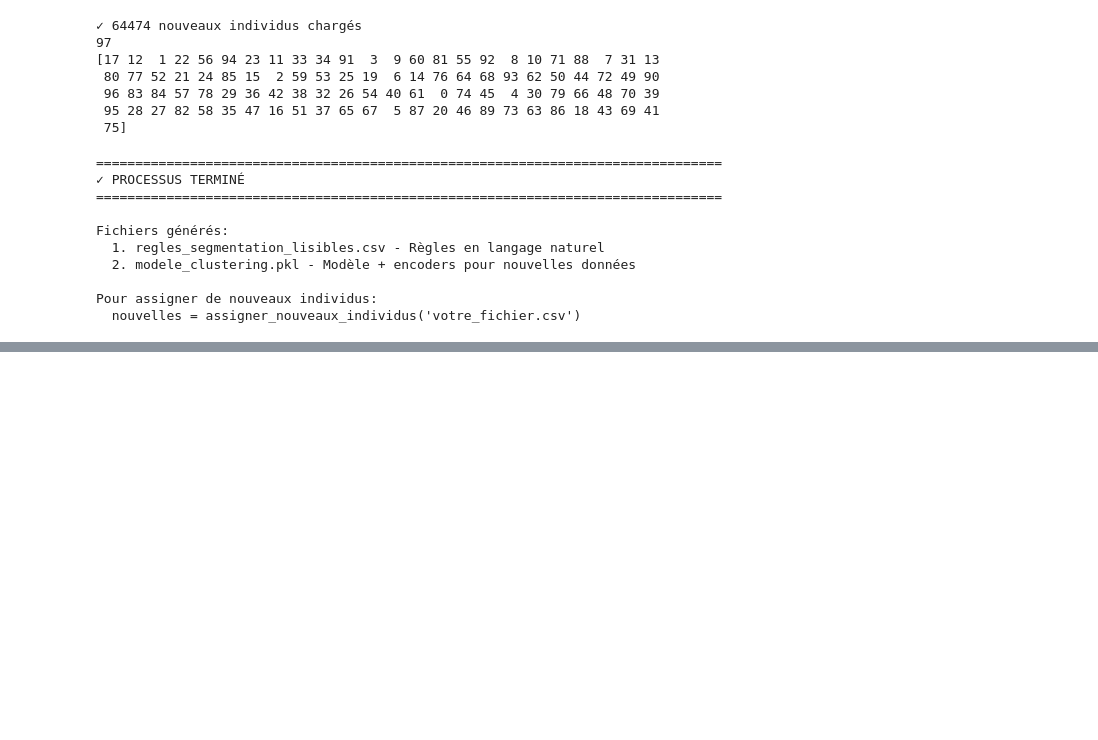
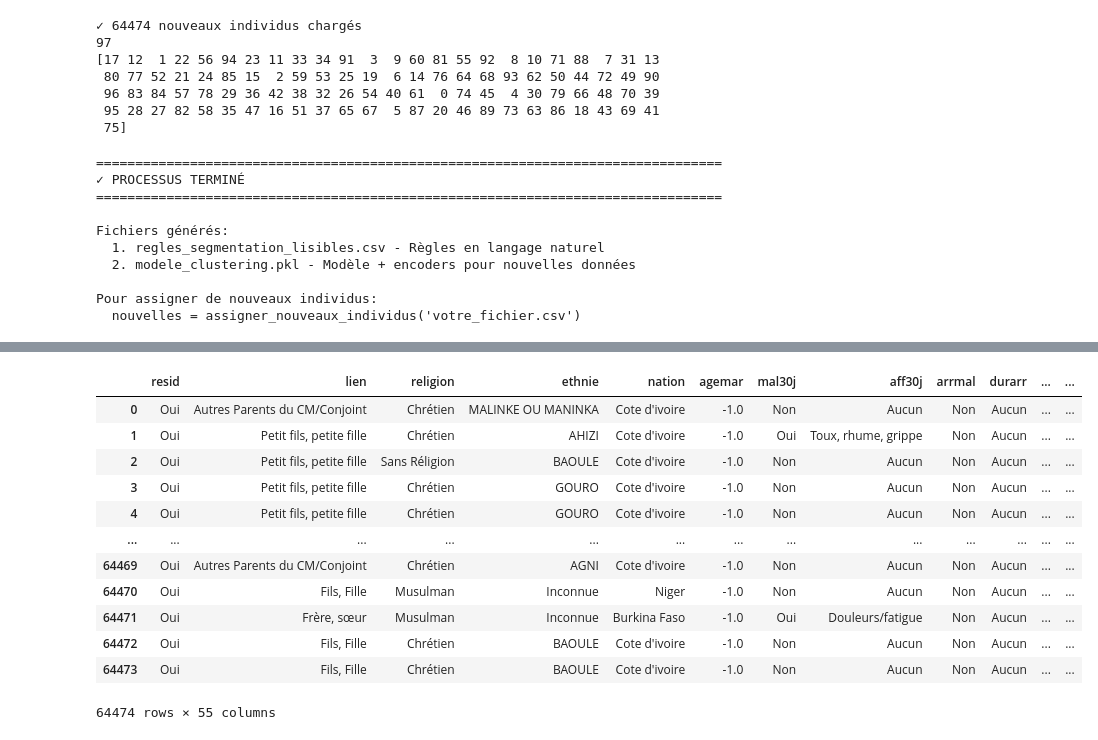
Before and after one commit to Didi17ane/Tyli_DataViz, a Jupyter notebook: SCORING/decisiontree.ipynb, the cells around one changed output, grey strips where cells are left out. Cells and saved outputs as stored; diff of their text form; code cells hidden in the pictures; blank space fills up the shorter version.

```diff
--- a/SCORING/decisiontree.ipynb
+++ b/SCORING/decisiontree.ipynb
@@ -537,0 +558,7 @@ Pour assigner de nouveaux individus:
+# %%
+df_anstat_sort = df_anstat.sort_values(
+    by=["Cluster_Assigné"],
+    ascending=[True]
+).reset_index(drop=True)
+
+df_anstat_sort
@@ -537,0 +579,7 @@ Pour assigner de nouveaux individus:
+# %%
+df_anstat_sort["nb_lignes_cluster"] = (
+    df_anstat_sort
+        .groupby("Cluster_Assigné")["Cluster_Assigné"]
+        .transform("size")
+)
+df_anstat_sort
@@ -537,0 +637,20 @@ Pour assigner de nouveaux individus:
+# %%
+df_anstat_sort = df_anstat_sort.drop(columns=['agro_zone', 'region_name', 'department', 'city', 'milieu_resid',
+       'hhweight', 'sex', 'age_num', 'marital_status', 'bancarise', 'salaire_mois', 'salaire_sec_mois', 'rev_total_mois', 'log_revenu',
+       'sans_revenu', 'volhor_manquant',
+       'salaire_mois_manquant'], axis=1)
+df_anstat_sort
+# %% [output]
+|  | resid | lien | religion | ethnie | nation | agemar | mal30j | aff30j | arrmal | durarr | ... | ... |
+| 0 | Oui | Autres Parents du CM/Conjoint | Chrétien | MALINKE OU MANINKA | Cote d'ivoire | -1.0 | Non | Aucun | Non | Aucun | ... | ... |
+| 1 | Oui | Petit fils, petite fille | Chrétien | AHIZI | Cote d'ivoire | -1.0 | Oui | Toux, rhume, grippe | Non | Aucun | ... | ... |
+| 2 | Oui | Petit fils, petite fille | Sans Réligion | BAOULE | Cote d'ivoire | -1.0 | Non | Aucun | Non | Aucun | ... | ... |
+| 3 | Oui | Petit fils, petite fille | Chrétien | GOURO | Cote d'ivoire | -1.0 | Non | Aucun | Non | Aucun | ... | ... |
+| 4 | Oui | Petit fils, petite fille | Chrétien | GOURO | Cote d'ivoire | -1.0 | Non | Aucun | Non | Aucun | ... | ... |
+| ... | ... | ... | ... | ... | ... | ... | ... | ... | ... | ... | ... | ... |
+| 64469 | Oui | Autres Parents du CM/Conjoint | Chrétien | AGNI | Cote d'ivoire | -1.0 | Non | Aucun | Non | Aucun | ... | ... |
+| 64470 | Oui | Fils, Fille | Musulman | Inconnue | Niger | -1.0 | Non | Aucun | Non | Aucun | ... | ... |
+| 64471 | Oui | Frère, sœur | Musulman | Inconnue | Burkina Faso | -1.0 | Oui | Douleurs/fatigue | Non | Aucun | ... | ... |
+| 64472 | Oui | Fils, Fille | Chrétien | BAOULE | Cote d'ivoire | -1.0 | Non | Aucun | Non | Aucun | ... | ... |
+| 64473 | Oui | Fils, Fille | Chrétien | BAOULE | Cote d'ivoire | -1.0 | Non | Aucun | Non | Aucun | ... | ... |
+64474 rows × 55 columns
```
Also changed, not shown: parts of 25 cells of this notebook, 1 other file.
